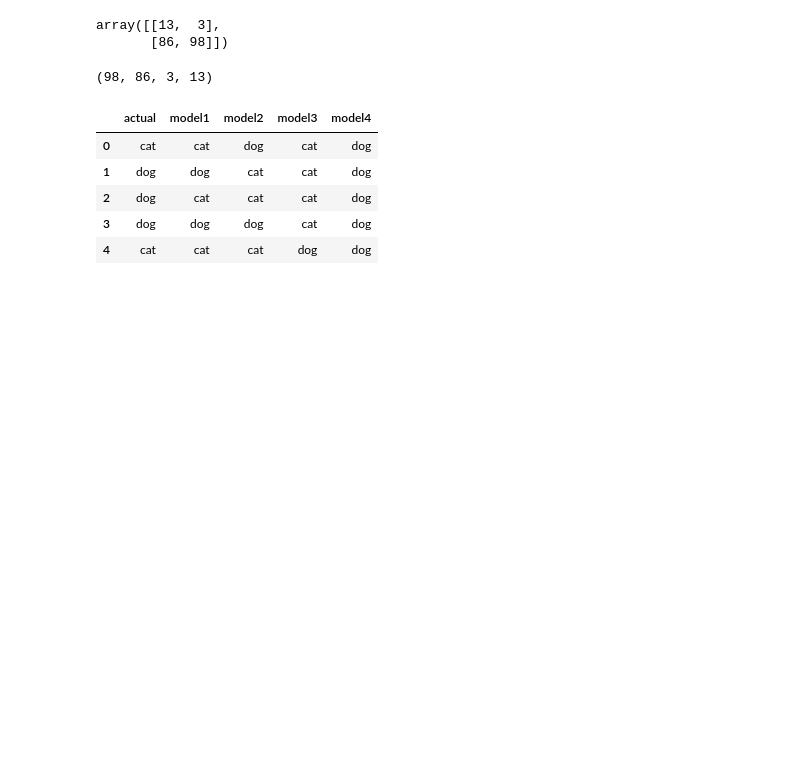
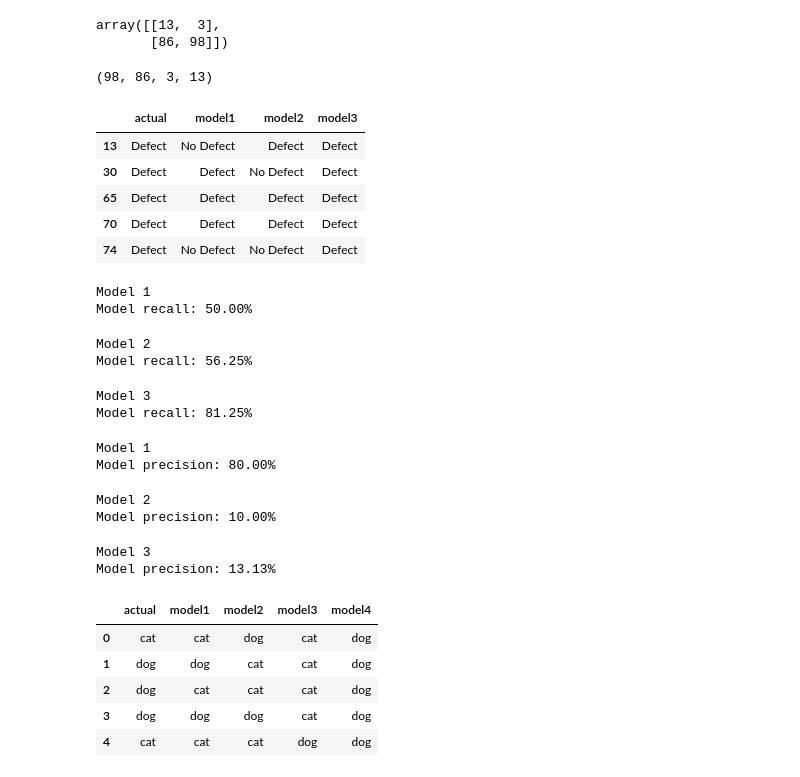
Before and after one commit to ljackson707/classification-exercises, a Jupyter notebook: model_evaluation.ipynb, the cells around one changed output. Cells and saved outputs as stored; diff of their text form; code cells hidden in the pictures; blank space fills up the shorter version.

```diff
--- a/model_evaluation.ipynb
+++ b/model_evaluation.ipynb
@@ -149,6 +152,45 @@ tn, fp, fn, tp = confusion_matrix(y_true, y_pred, labels = ['No Defect', 'Defect
 tn, fp, fn, tp
 # %% [output]
 (98, 86, 3, 13)
+# %%
+# Model 1
+
+subset = df[df.actual == 'Defect']
+subset.head()
+# %% [output]
+|  | actual | model1 | model2 | model3 |
+| 13 | Defect | No Defect | Defect | Defect |
+| 30 | Defect | Defect | No Defect | Defect |
+| 65 | Defect | Defect | Defect | Defect |
+| 70 | Defect | Defect | Defect | Defect |
+| 74 | Defect | No Defect | No Defect | Defect |
+# %%
+#Model 1 recall
+
+model_recall = (subset.actual == subset.model1).mean()
+print("Model 1")
+print(f"Model recall: {model_recall:.2%}")
+# %% [output]
+Model 1
+Model recall: 50.00%
+# %%
+#Model 2 recall
+
+model_recall = (subset.actual == subset.model2).mean()
+print("Model 2")
+print(f"Model recall: {model_recall:.2%}")
+# %% [output]
+Model 2
+Model recall: 56.25%
+# %%
+#Model 3 recall
+
+model_recall = (subset.actual == subset.model3).mean()
+print("Model 3")
+print(f"Model recall: {model_recall:.2%}")
+# %% [output]
+Model 3
+Model recall: 81.25%
 # %%
 # B) Recently several stories in the local news have come out highlighting customers who received
     # a rubber duck with a defect, and portraying C3 in a bad light. The PR team has decided to
@@ -157,3 +199,33 @@ tn, fp, fn, tp
     # accidentally give out a vacation package when the duck really doesn't have a defect.
     # Which evaluation metric would be appropriate here? Which model would be the best fit for
     # this use case?
+# %%
+subset = df[df.model1 == 'Defect']
+
+model_precision = (subset.actual == subset.model1).mean()
+
+print("Model 1")
+print(f"Model precision: {model_precision:.2%}")
+# %% [output]
+Model 1
+Model precision: 80.00%
+# %%
+subset = df[df.model2 == 'Defect']
+
+model_precision = (subset.actual == subset.model2).mean()
+
+print("Model 2")
+print(f"Model precision: {model_precision:.2%}")
+# %% [output]
+Model 2
+Model precision: 10.00%
+# %%
+subset = df[df.model3 == 'Defect']
+
+model_precision = (subset.actual == subset.model3).mean()
+
+print("Model 3")
+print(f"Model precision: {model_precision:.2%}")
+# %% [output]
+Model 3
+Model precision: 13.13%
```
Also changed, not shown: parts of 32 cells of this notebook.
